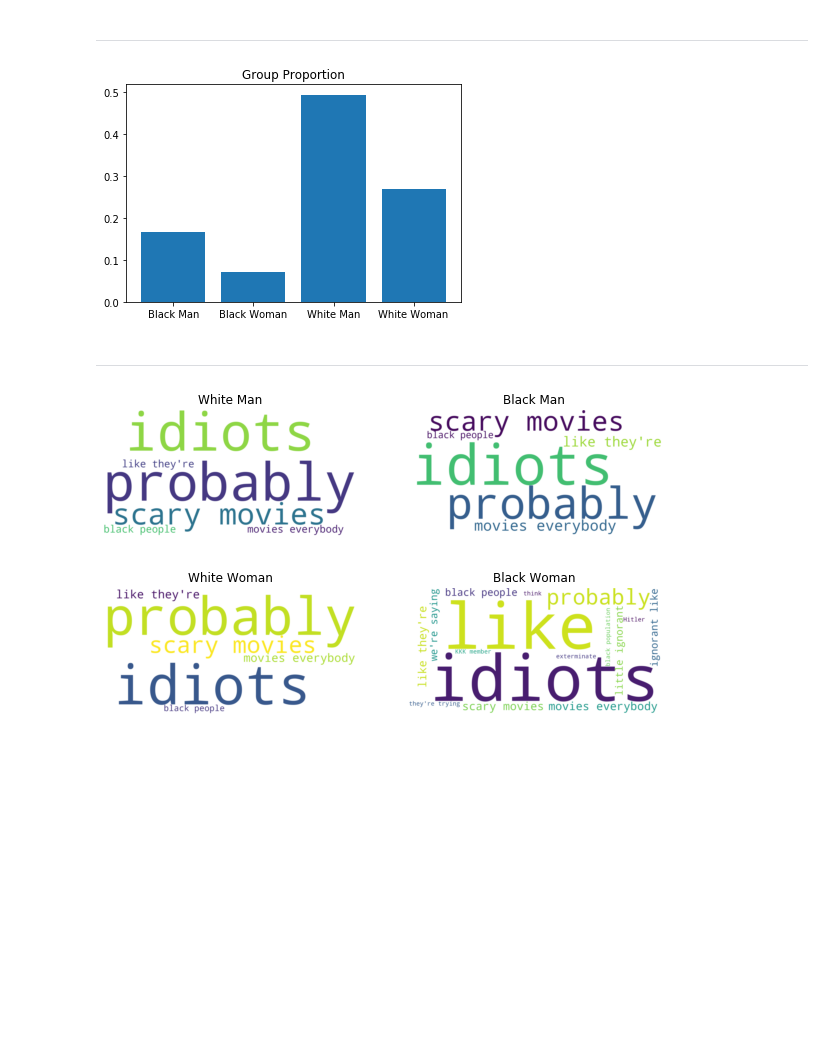
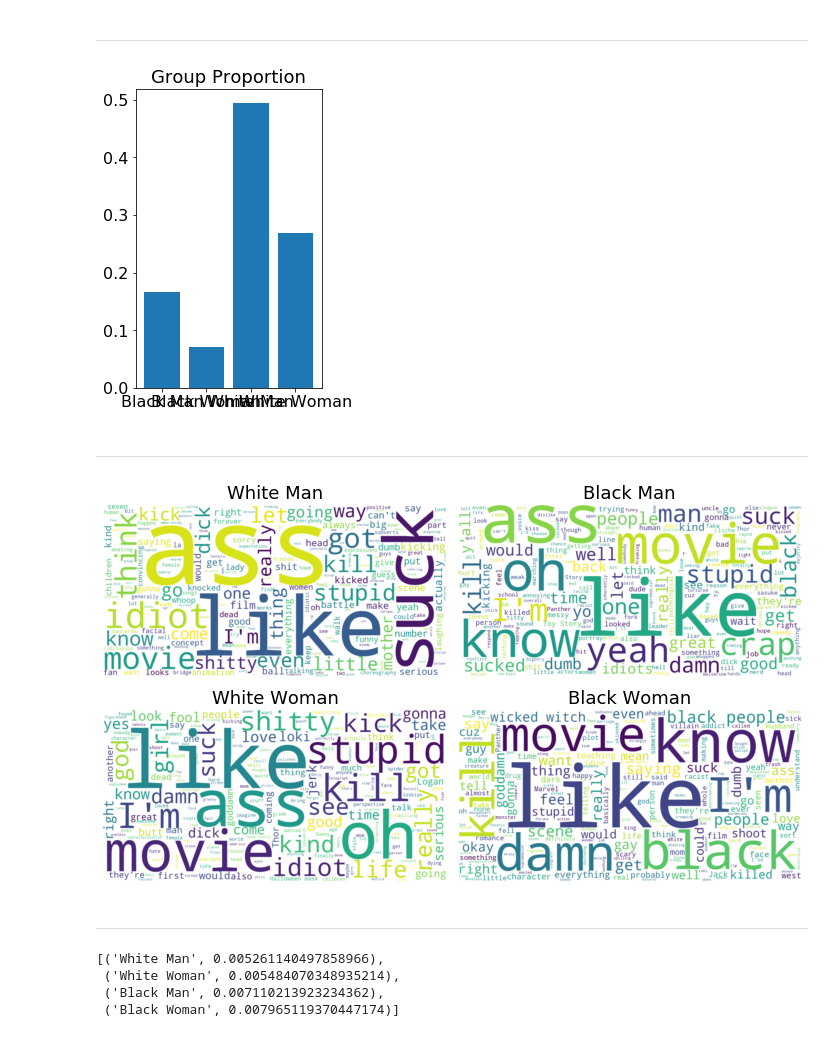
Before and after one commit to Guilherme26/dissertation, a Jupyter notebook: notebooks/data-analysis.ipynb, the cells around one changed output. Cells and saved outputs as stored; diff of their text form; code cells hidden in the pictures; blank space fills up the shorter version.

Commit message:
Add new wordclouds, and fix problems

```diff
--- a/notebooks/data-analysis.ipynb
+++ b/notebooks/data-analysis.ipynb
@@ -7,6 +7,14 @@ import matplotlib.pyplot as plt
 
 from wordcloud import WordCloud
 from nltk.corpus import stopwords
+# %%
+plt.rcParams['figure.figsize']  = (3.33, 5.5)
+plt.rcParams['axes.labelsize']  = 16
+plt.rcParams['axes.titlesize']  = 18
+plt.rcParams['legend.fontsize'] = 16
+plt.rcParams['xtick.labelsize'] = 16
+plt.rcParams['ytick.labelsize'] = 16
+plt.rcParams['lines.linewidth'] = 3
 # %%
 pwd = "../data/00_raw"
 filenames = os.listdir(pwd)
@@ -88,7 +96,7 @@ plt.bar(data.index, data.values/df.shape[0])
 plt.title("Group Proportion")
 plt.show()
 # %% [output]
-[figure, old version]
+[figure, new version]
 # %% [markdown]
 ---
 # %%
@@ -103,27 +111,35 @@ for group in df.group.unique():
         video_id = video_id_and_channel.split("&")[0]
 
         try:
-            dfs.append(pd.read_csv(os.path.join(pwd, file)))
+            dfs.append(pd.read_csv(os.path.join(pwd, video_id)))
         except:
             pass
 
     df_group = pd.concat(dfs)
+
     df_group = df_group.sort_values(by="score", ascending=False)[:100]
     group_to_content[group] = ' '.join(df_group.text.values)
 
     del dfs
 # %%
+output_path = "../data/imgs"
 fig, axs = plt.subplots(2, 2, figsize=(10,6))
 
 for i, (group, content) in enumerate(group_to_content.items()):
     wordcloud = WordCloud(
         stopwords=stopwords.words("english"),
         background_color="white",
         width=1600, height=800
     ).generate(content)
 
     axs[i//2, i%2].imshow(wordcloud, interpolation='bilinear')
     axs[i//2, i%2].set_title(f"{group}")
     axs[i//2, i%2].set_axis_off()
+
+plt.tight_layout()
+plt.savefig(os.path.join(output_path, "wordclouds.pdf"))
+plt.show()
 # %% [output]
-[figure, old version]
+[figure, new version]
+# %% [markdown]
+---
@@ -129,0 +177,7 @@ for i, (group, content) in enumerate(group_to_content.items()):
+# %%
+sorted(n_curse_per_group.items(), key=lambda item: item[1])
+# %% [output]
+[('White Man', 0.005261140497858966),
+ ('White Woman', 0.005484070348935214),
+ ('Black Man', 0.007110213923234362),
+ ('Black Woman', 0.007965119370447174)]
```
Also changed, not shown: parts of 4 cells of this notebook, 1 other file.
